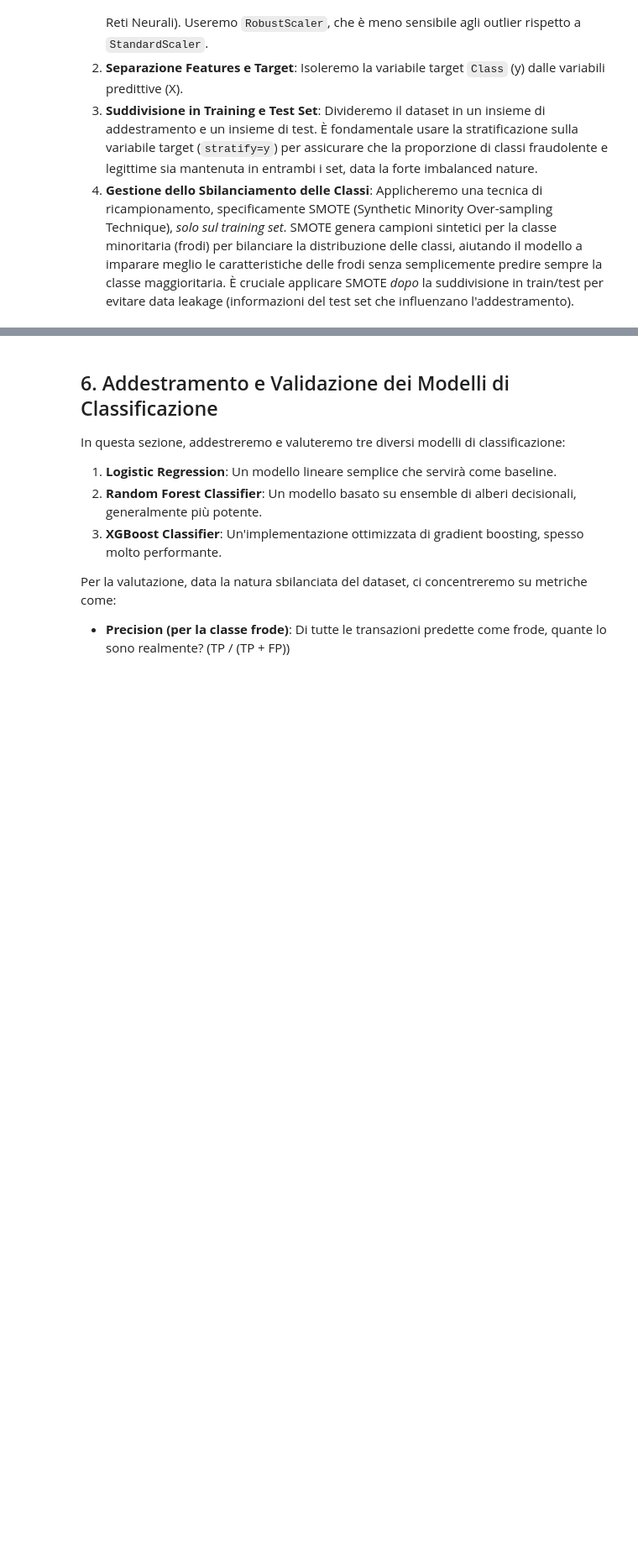
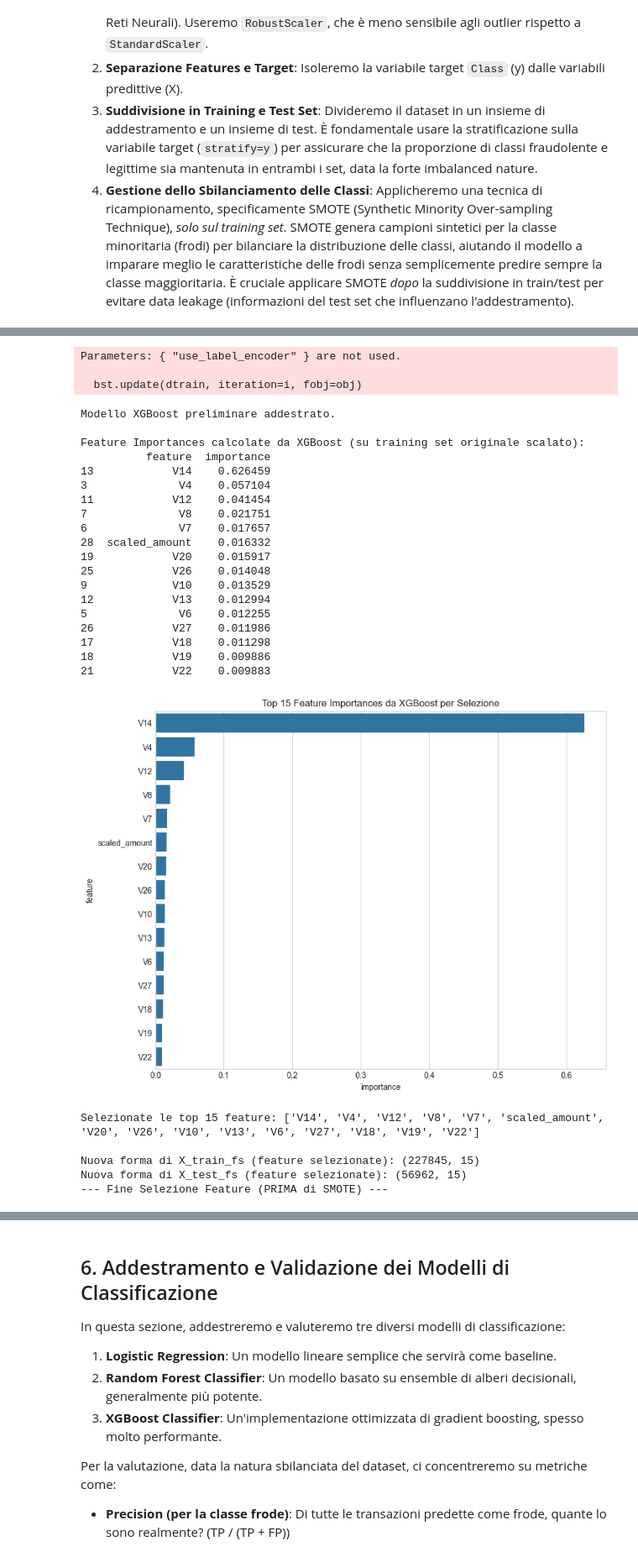
Before and after one commit to alevu3344/PDADI, a Jupyter notebook: notebooks/credit.ipynb, the cells around one changed output, grey strips where cells are left out. Shown: that part at 84% size. Saved outputs shown, nothing was run; the diff lists cells and outputs as text; code cells hidden in the pictures; blank space fills up the shorter version.

```diff
--- a/notebooks/credit.ipynb
+++ b/notebooks/credit.ipynb
@@ -264,11 +317,46 @@ Dataset dopo lo scaling e riordino (prime righe):
 # %%
-X = df_prepared.drop('Class', axis=1)
-y = df_prepared['Class']
+N_FEATURES_TO_SELECT = 15 # Decisione progettuale: numero di feature da selezionare
 
-# Suddivisione in training e test set, stratificando su y per mantenere le proporzioni delle classi
-X_train, X_test, y_train, y_test = train_test_split(X, y, test_size=0.2, random_state=42, stratify=y)
+# Addestrare un modello XGBoost su X_train_prepared per ottenere le feature importances
+# Per dataset sbilanciati, scale_pos_weight può aiutare XGBoost durante il fitting per le importances
+# scale_pos_weight = count(negative_class) / count(positive_class)
+scale_pos_weight = y_train_orig.value_counts()[0] / y_train_orig.value_counts()[1]
 
-print(f"\nForma di X_train: {X_train.shape}, X_test: {X_test.shape}")
-print(f"Distribuzione classi in y_train: \n{y_train.value_counts(normalize=True)}")
-print(f"Distribuzione classi in y_test: \n{y_test.value_counts(normalize=True)}")
+print("Addestramento modello XGBoost preliminare per feature importance (su dati originali scalati)...")
+xgb_for_importance = xgb.XGBClassifier(
+    objective='binary:logistic',
+    eval_metric='aucpr',
+    use_label_encoder=False, # Per versioni recenti
+    random_state=42,
+    scale_pos_weight=scale_pos_weight # Per gestire lo sbilanciamento durante il calcolo dell'importanza
+)
+
+xgb_for_importance.fit(X_train_prepared, y_train_orig)
+print("Modello XGBoost preliminare addestrato.")
+
+importances_xgb_fs = pd.DataFrame({
+    'feature': X_train_prepared.columns,
+    'importance': xgb_for_importance.feature_importances_
+})
+importances_xgb_fs = importances_xgb_fs.sort_values('importance', ascending=False)
+
+print("\nFeature Importances calcolate da XGBoost (su training set originale scalato):")
+print(importances_xgb_fs.head(N_FEATURES_TO_SELECT))
+
+plt.figure(figsize=(10, 8))
+plt.title(f'Top {N_FEATURES_TO_SELECT} Feature Importances da XGBoost per Selezione')
+sns.barplot(x='importance', y='feature', data=importances_xgb_fs.head(N_FEATURES_TO_SELECT))
+plt.show()
+
+# Selezionare le N feature più importanti
+selected_features = importances_xgb_fs.head(N_FEATURES_TO_SELECT)['feature'].tolist()
+print(f"\nSelezionate le top {N_FEATURES_TO_SELECT} feature: {selected_features}")
+
+# Creare i nuovi dataset con solo le feature selezionate
+X_train_fs = X_train_prepared[selected_features]
+X_test_fs = X_test_prepared[selected_features] # Applicare anche al test set
+
+print(f"\nNuova forma di X_train_fs (feature selezionate): {X_train_fs.shape}")
+print(f"Nuova forma di X_test_fs (feature selezionate): {X_test_fs.shape}")
+print("--- Fine Selezione Feature (PRIMA di SMOTE) ---")
 # %% [output]
@@ -286 +364,29 @@ Name: proportion, dtype: float64
+Parameters: { "use_label_encoder" } are not used.
+
+  bst.update(dtrain, iteration=i, fobj=obj)
+Modello XGBoost preliminare addestrato.
+
+Feature Importances calcolate da XGBoost (su training set originale scalato):
+          feature  importance
+13            V14    0.626459
+3              V4    0.057104
+11            V12    0.041454
+7              V8    0.021751
+6              V7    0.017657
+28  scaled_amount    0.016332
+19            V20    0.015917
+25            V26    0.014048
+9             V10    0.013529
+12            V13    0.012994
+5              V6    0.012255
+26            V27    0.011986
+17            V18    0.011298
+18            V19    0.009886
+21            V22    0.009883
+[figure, added]
+Selezionate le top 15 feature: ['V14', 'V4', 'V12', 'V8', 'V7', 'scaled_amount', 'V20', 'V26', 'V10', 'V13', 'V6', 'V27', 'V18', 'V19', 'V22']
+
+Nuova forma di X_train_fs (feature selezionate): (227845, 15)
+Nuova forma di X_test_fs (feature selezionate): (56962, 15)
+--- Fine Selezione Feature (PRIMA di SMOTE) ---
 # %%
```
Also changed, not shown: parts of 12 cells of this notebook, 1 other file.
